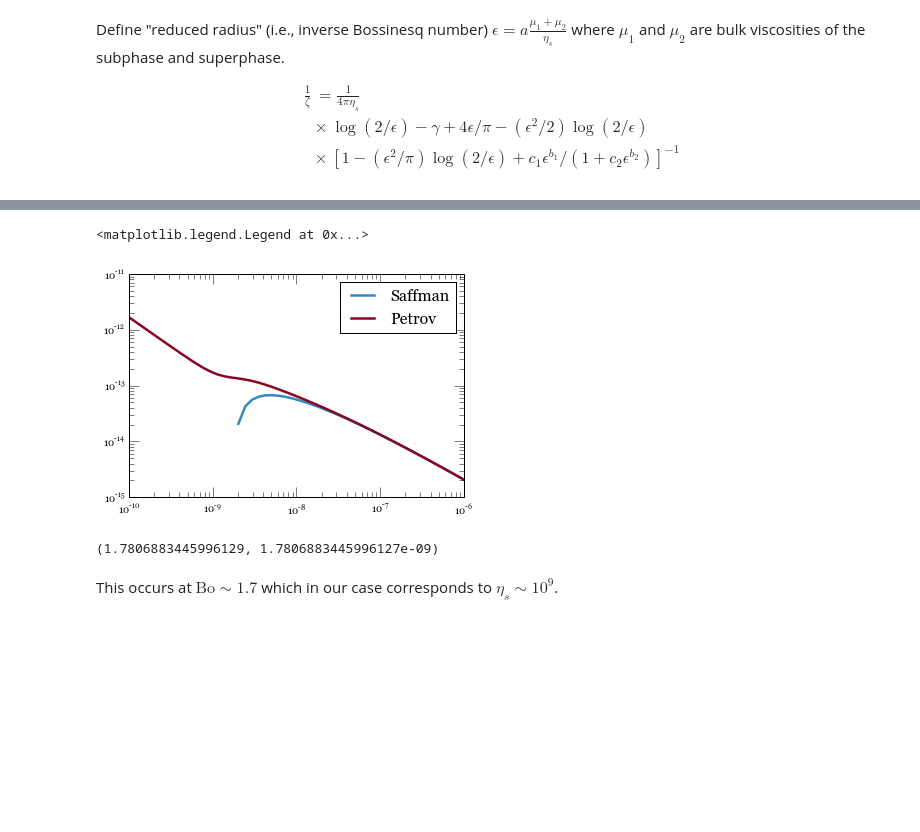
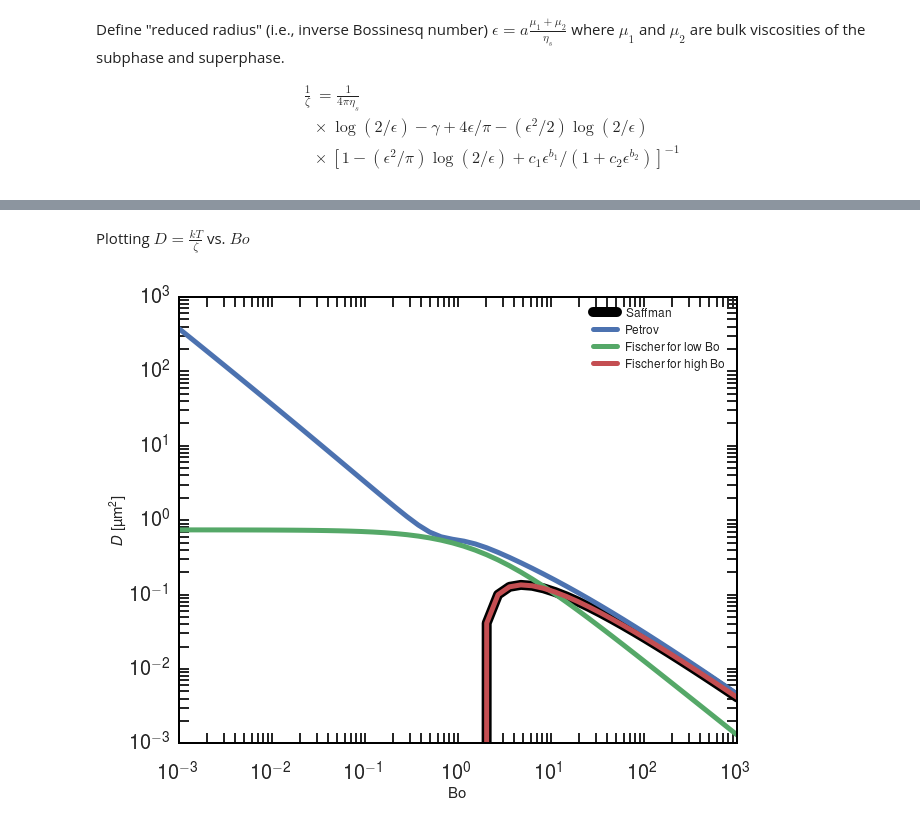
Before and after one commit to TylerMW/jhu-thesis-template, a Jupyter notebook: drag models.ipynb, the cells around one changed output, grey strips where cells are left out. Cells and saved outputs as stored; diff of their text form; code cells hidden in the pictures; blank space fills up the shorter version.

Commit message:
Add drag models figure and related text.

```diff
--- a/drag models.ipynb
+++ b/drag models.ipynb
@@ -5,8 +14,10 @@ $\displaystyle\frac{1}{\zeta} = \frac{1}{4\pi\eta_s}\left(\log\frac{\eta_s}{\mu
 # %%
 EULER = 0.577
 
-def saffman(eta, a=0.5e-6, mu=2e-3):
-    return 1/(4*pi*eta)*(log(eta/(mu*a)) - EULER)
+def saffman(Bo, eta, a):
+    "Compute drag (not inverse drag)"
+    eta_s = eta * a * Bo
+    return (4 * pi * eta_s) * 1/(log(Bo) - EULER)
 # %% [markdown]
 Saffman is invalid at low Bo. When $\log(\text{Bo}) < \gamma$, ($\text{Bo} \sim 1.7$) it gives $D < 0$. A more general form was worked out by Hughes and reduced to a nice closed form by [Petrov and Schwille](10.1529/biophysj.107.126565).
 # %% [markdown]
@@ -24,9 +35,11 @@ B1 = 2.74819
 C2 = 0.52119
 B2 = 0.61465
 
-def petrov(eta, a=0.5e-6, mu1=3e-3, mu2=1e-3):
-    ep = a*(mu1 + mu2)/eta
-    prefactor = 1/(4*pi*eta)
+def petrov(Bo, eta, a):
+    "Compute drag (not inverse drag)."
+    ep = 1/Bo
+    eta_s = eta * a * Bo
+    prefactor = 1/(4 * pi * eta_s)
     factor1 = log(2/ep) - EULER + 4*ep/pi - ep**2/2*log(2/ep)
     factor2 = (1 - ep**2/pi*log(2/ep) + C1*ep**B1/(1 + C2*ep**B2))**-1
-    return prefactor*factor1*factor2
+    return 1/(prefactor*factor1*factor2)
@@ -41,20 +66,28 @@ Plotting $D = \displaystyle\frac{kT}{\zeta}$ vs. $\eta_s$ for
+# %%
+def fischer_low(Bo, eta, a, contact_angle):
+    d = a * (np.cos(np.deg2rad(contact_angle)) - 1)
+    k0 = 6 * pi * sqrt(arctan(32 * (d/a + 2)/(9*pi**2)))
+    k1 = -4 * log(2/pi * arctan((d/a + 2)/3))
+    return eta * a * (k0 + Bo*k1)
+
+def fischer_high(Bo, eta, a, contact_angle):
+    if contact_angle != 90:
+        raise NotImplementedError  # TODO write general expression for a_s and relax this
+    a_s = a
+    return eta * a  * (4 * np.pi * Bo)/(log(Bo * a/a_s) - EULER)
+# %% [markdown]
+Plotting $D = \displaystyle\frac{kT}{\zeta}$ vs. $Bo$
 # %%
 kT = 4.1e-21
-eta = logspace(-10, -6)
+Bo = np.logspace(-3, 3)
-# %%
-fig, ax = subplots()
-ax.plot(eta, kT*saffman(eta), label='Saffman')
-ax.plot(eta, kT*petrov(eta), label='Petrov')
-ax.set_xscale('log')
-ax.set_yscale('log')
-ax.legend(loc='best')
-# %% [output]
-<matplotlib.legend.Legend at 0x...>
-[figure, removed]
-# %%
-mu=2e-3; a = 0.5e-6
-exp(EULER), exp(EULER)*mu*a
-# %% [output]
-(1.7806883445996129, 1.7806883445996127e-09)
-# %% [markdown]
-This occurs at $\text{Bo} \sim 1.7$ which in our case corresponds to $\eta_s \sim 10^9$.
+# %%
+fig, ax = plt.subplots()
+ax.plot(Bo, 1e12 * kT/saffman(Bo, 1e-3, 0.5e-6), label='Saffman', color='k', lw=10)
+ax.plot(Bo, 1e12 * kT/petrov(Bo, 1e-3, 0.5e-6), label='Petrov')
+ax.plot(Bo, 1e12 * kT/fischer_low(Bo, 1e-3, 0.5e-6, 90), label='Fischer for low Bo')
+ax.plot(Bo, 1e12 * kT/fischer_high(Bo, 1e-3, 0.5e-6, 90), label='Fischer for high Bo')
+ax.set(xscale='log', yscale='log', ylabel=r'$D$ [\textmu m$^2$]', xlabel='Bo')
+ax.legend(loc='best')
+fig.savefig('figs/introduction/drag-models.eps')
+# %% [output]
+[figure, added]
```
Also changed, not shown: parts of 5 cells of this notebook, 4 other files.
